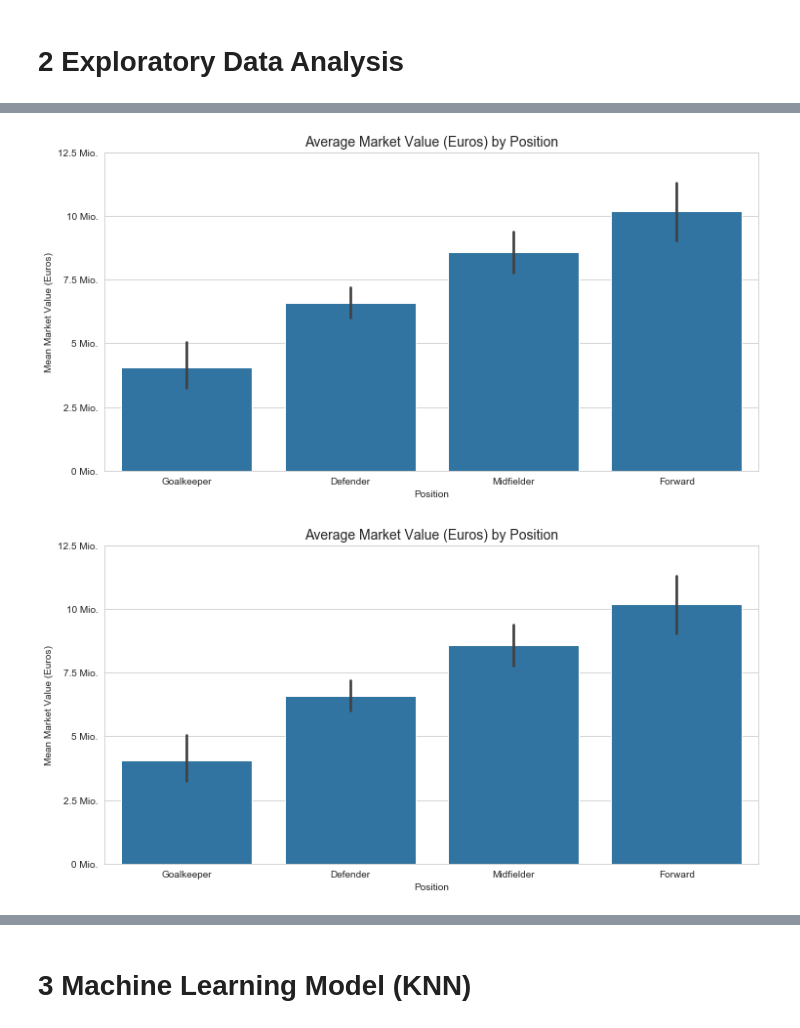
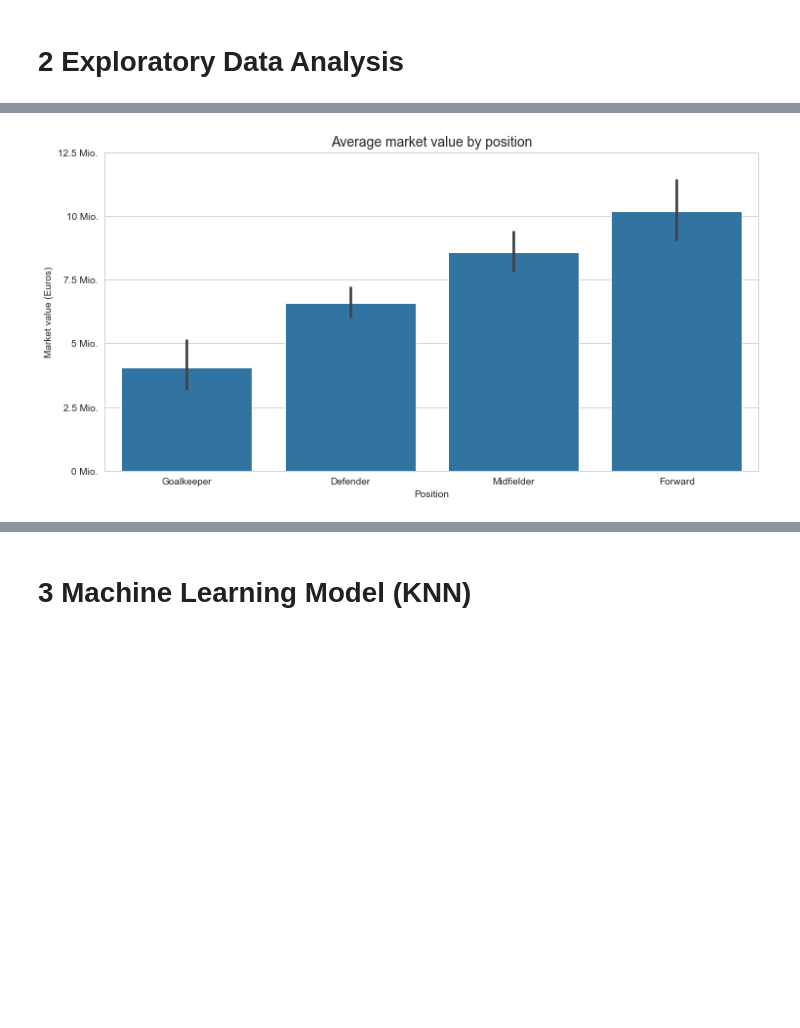
Before and after one commit to AntonioBauer/SoccerLeagues_MarketValues, a Jupyter notebook: SoccerMarketValue_Analysis.ipynb, the cells around one changed output, grey strips where cells are left out. Saved outputs shown, nothing was run; the diff lists cells and outputs as text; code cells hidden in the pictures; blank space fills up the shorter version.

```diff
--- a/SoccerMarketValue_Analysis.ipynb
+++ b/SoccerMarketValue_Analysis.ipynb
@@ -748,11 +592,10 @@ plt.xticks([10, 25, 50, 75, 100, 125, 150, 175, 200], ['10 Mio.', '25 Mio.', '50
 # %%
 sb.set_style("whitegrid")
 plt.figure(figsize=[12,6])
 base_color = sb.color_palette()[0]
 g = sb.barplot(x="Position", y="Market Value (Euros)", data=df_clean, color=base_color)
-g.set(xlabel='Position', ylabel='Mean Market Value (Euros)')
-g.set_title('Average Market Value (Euros) by Position', fontsize=14)
+g.set(xlabel='Position', ylabel='Market value (Euros)')
+g.set_title('Average market value by position', fontsize=14)
 plt.yticks([0, 2500000 ,5000000, 7500000, 10000000, 12500000],['0 Mio.', '2.5 Mio.','5 Mio.', '7.5 Mio.','10 Mio.','12.5 Mio.']);
 # %% [output]
-[figure, old version]
+[figure, new version]
-[figure, removed]
```
Also changed, not shown: parts of 41 cells of this notebook, 1 other file.
